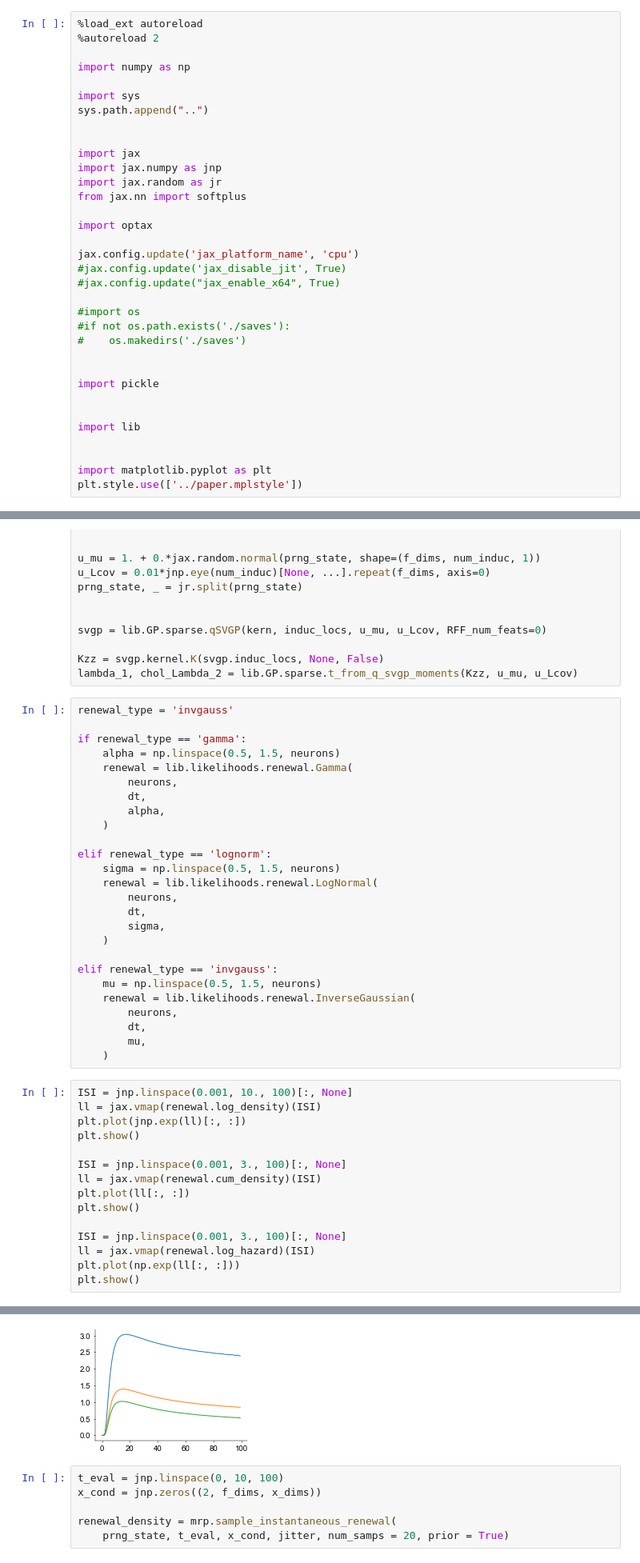
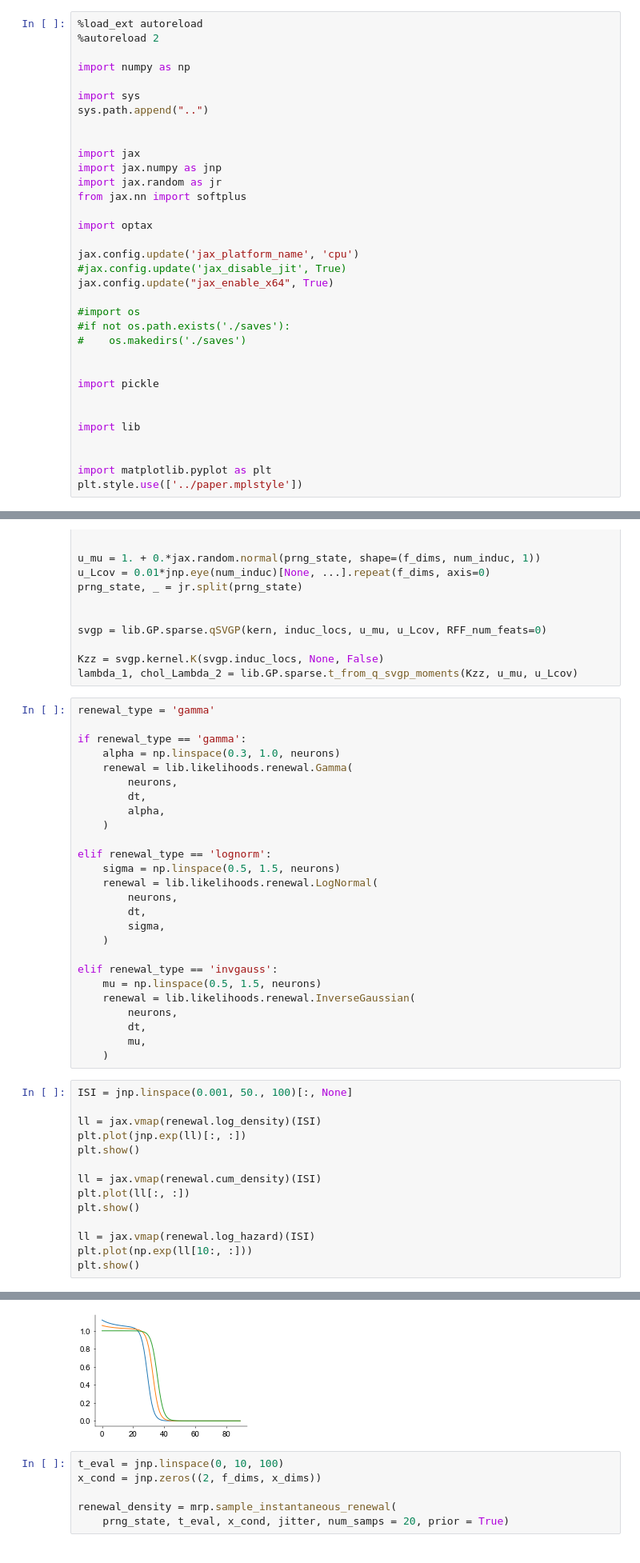
Before and after one commit to davindicode/nonparametric-nonrenewal-process, a Jupyter notebook: notebooks/baselines.ipynb, the cells around one changed output, grey strips where cells are left out. Shown at 80% size. Cells and saved outputs as stored; diff of their text form.

```diff
--- a/notebooks/baselines.ipynb
+++ b/notebooks/baselines.ipynb
@@ -30,7 +30,7 @@ import optax
 
 jax.config.update('jax_platform_name', 'cpu')
 #jax.config.update('jax_disable_jit', True)
-#jax.config.update("jax_enable_x64", True)
+jax.config.update("jax_enable_x64", True)
 
 #import os
 #if not os.path.exists('./saves'):
@@ -204,10 +207,10 @@ svgp = lib.GP.sparse.qSVGP(kern, induc_locs, u_mu, u_Lcov, RFF_num_feats=0)
 Kzz = svgp.kernel.K(svgp.induc_locs, None, False)
 lambda_1, chol_Lambda_2 = lib.GP.sparse.t_from_q_svgp_moments(Kzz, u_mu, u_Lcov)
 # %%
-renewal_type = 'invgauss'
+renewal_type = 'gamma'
 
 if renewal_type == 'gamma':
-    alpha = np.linspace(0.5, 1.5, neurons)
+    alpha = np.linspace(0.3, 1.0, neurons)
     renewal = lib.likelihoods.renewal.Gamma(
         neurons,
         dt,
@@ -230,18 +233,17 @@ elif renewal_type == 'invgauss':
         mu,
     )
 # %%
-ISI = jnp.linspace(0.001, 10., 100)[:, None]
+ISI = jnp.linspace(0.001, 50., 100)[:, None]
+
 ll = jax.vmap(renewal.log_density)(ISI)
 plt.plot(jnp.exp(ll)[:, :])
 plt.show()
 
-ISI = jnp.linspace(0.001, 3., 100)[:, None]
 ll = jax.vmap(renewal.cum_density)(ISI)
 plt.plot(ll[:, :])
 plt.show()
 
-ISI = jnp.linspace(0.001, 3., 100)[:, None]
 ll = jax.vmap(renewal.log_hazard)(ISI)
-plt.plot(np.exp(ll[:, :]))
+plt.plot(np.exp(ll[10:, :]))
 plt.show()
 # %% [output]
@@ -250,4 +252,4 @@ plt.show()
-[figure, old version]
+[figure, new version]
 # %%
 t_eval = jnp.linspace(0, 10, 100)
 x_cond = jnp.zeros((2, f_dims, x_dims))
```
Also changed, not shown: parts of 11 cells of this notebook, 18 other files.
